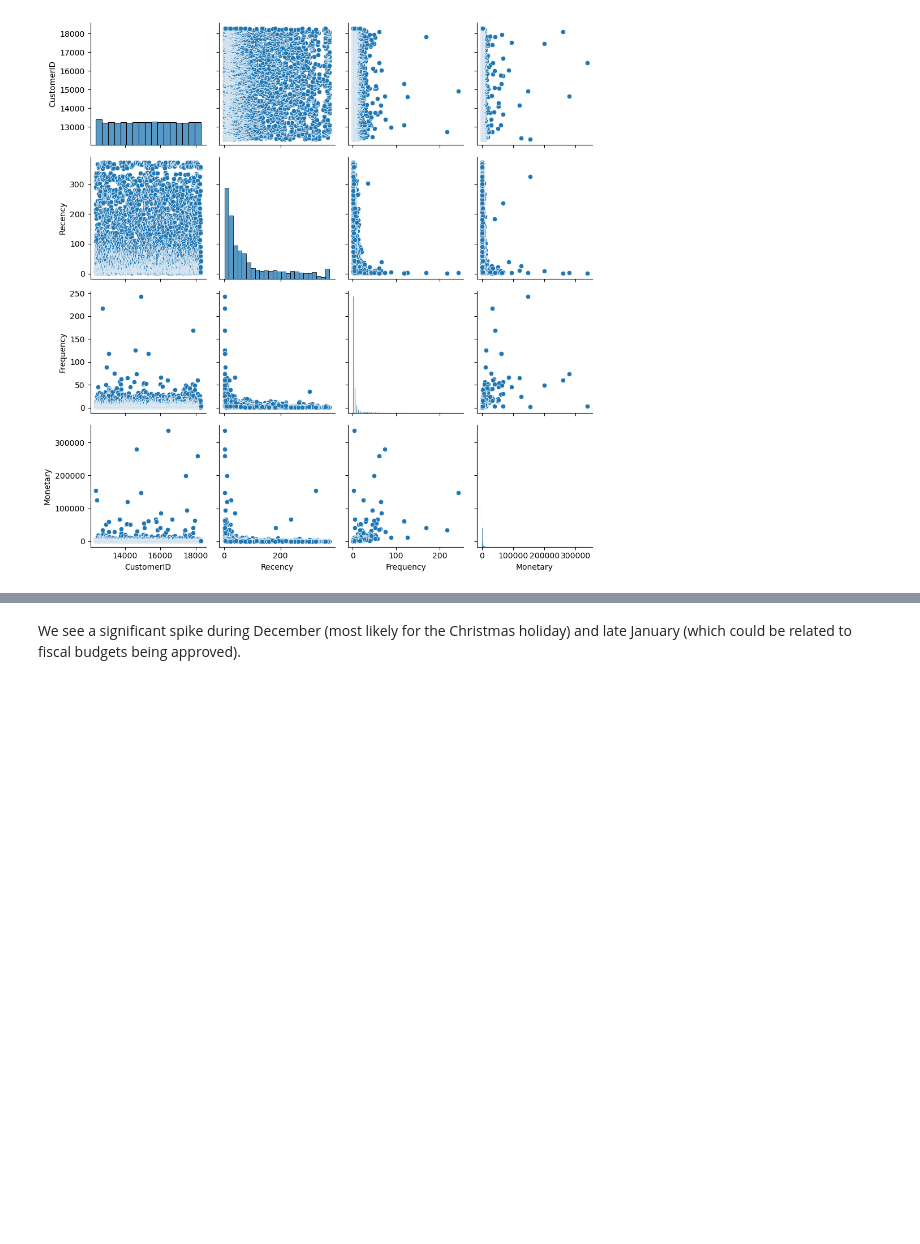
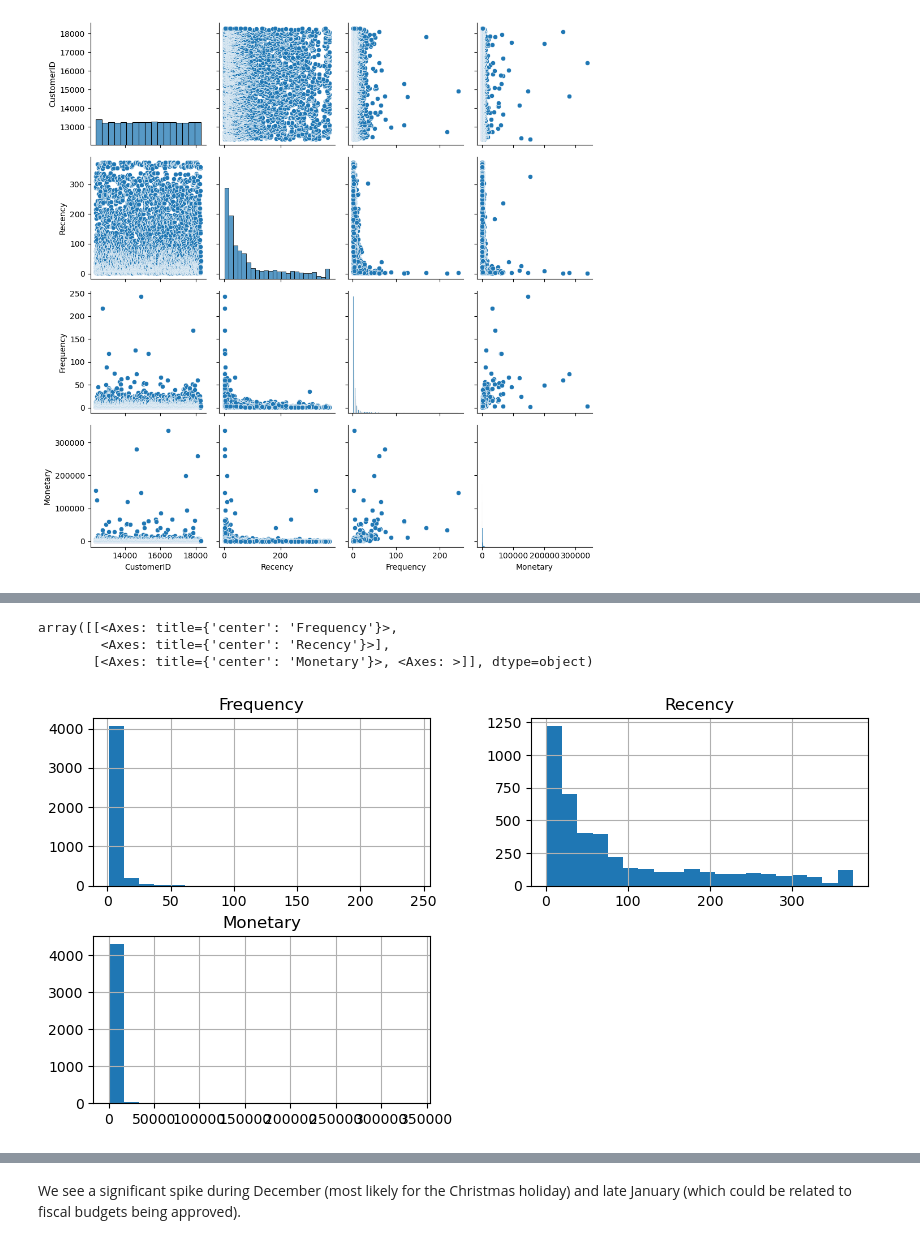
Before and after one commit to jwharmeriv/Customer_Segmentation_Project, a Jupyter notebook: notebooks/Capstone_3_Data_Preprocessing_EDA.ipynb, the cells around one changed output, grey strips where cells are left out. Saved outputs shown, nothing was run; the diff lists cells and outputs as text; code cells hidden in the pictures; blank space fills up the shorter version.

```diff
--- a/notebooks/Capstone_3_Data_Preprocessing_EDA.ipynb
+++ b/notebooks/Capstone_3_Data_Preprocessing_EDA.ipynb
@@ -360,0 +363,8 @@ sns.heatmap(numeric_df.corr(), annot=True, cmap='coolwarm')
+# %%
+# Look at distributions of 'Frequency', 'Recency', and 'Monetary' to detect skewness and outliers.
+rfm_df[['Frequency', 'Recency', 'Monetary']].hist(figsize=(10, 5), bins=20)
+# %% [output]
+array([[<Axes: title={'center': 'Frequency'}>,
+        <Axes: title={'center': 'Recency'}>],
+       [<Axes: title={'center': 'Monetary'}>, <Axes: >]], dtype=object)
+[figure, added]
```
Also changed, not shown: parts of 11 cells of this notebook.
